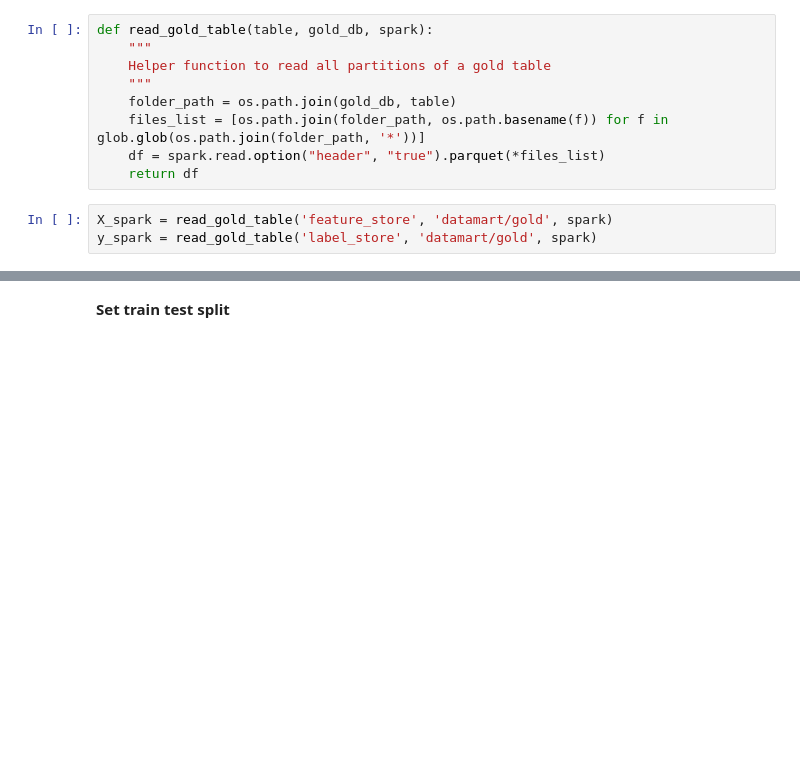
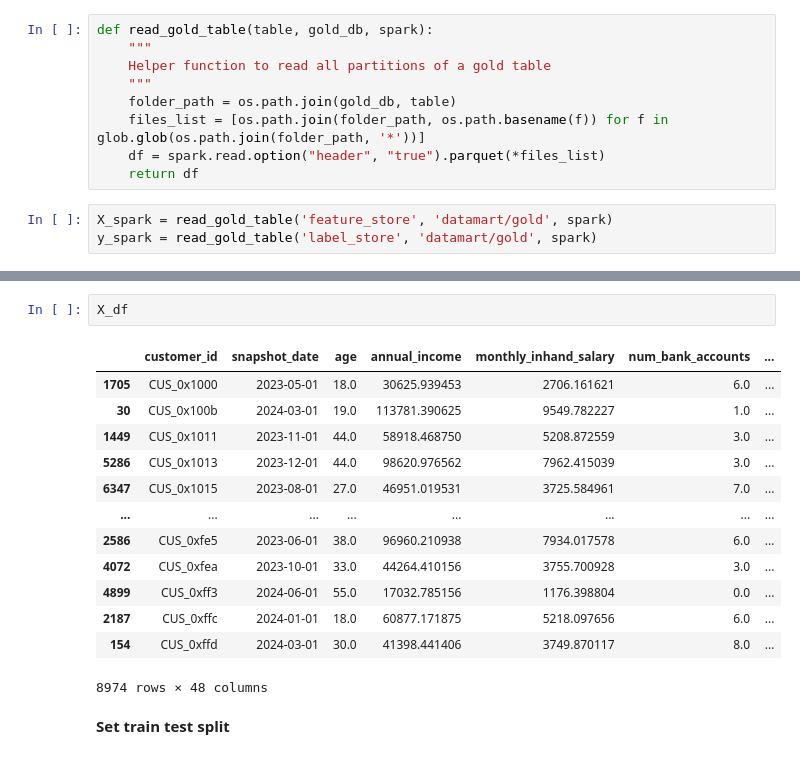
Before and after one commit to Jenpoer/creditkarma, a Jupyter notebook: model_training.ipynb, the cells around one changed output, grey strips where cells are left out. Saved outputs shown, nothing was run; the diff lists cells and outputs as text; blank space fills up the shorter version.

```diff
--- a/model_training.ipynb
+++ b/model_training.ipynb
@@ -59,3 +60,19 @@ y_df = y_spark.toPandas().sort_values(by='customer_id')
+# %%
+X_df
+# %% [output]
+|  | customer_id | snapshot_date | age | annual_income | monthly_inhand_salary | num_bank_accounts | ... |
+| 1705 | CUS_0x1000 | 2023-05-01 | 18.0 | 30625.939453 | 2706.161621 | 6.0 | ... |
+| 30 | CUS_0x100b | 2024-03-01 | 19.0 | 113781.390625 | 9549.782227 | 1.0 | ... |
+| 1449 | CUS_0x1011 | 2023-11-01 | 44.0 | 58918.468750 | 5208.872559 | 3.0 | ... |
+| 5286 | CUS_0x1013 | 2023-12-01 | 44.0 | 98620.976562 | 7962.415039 | 3.0 | ... |
+| 6347 | CUS_0x1015 | 2023-08-01 | 27.0 | 46951.019531 | 3725.584961 | 7.0 | ... |
+| ... | ... | ... | ... | ... | ... | ... | ... |
+| 2586 | CUS_0xfe5 | 2023-06-01 | 38.0 | 96960.210938 | 7934.017578 | 6.0 | ... |
+| 4072 | CUS_0xfea | 2023-10-01 | 33.0 | 44264.410156 | 3755.700928 | 3.0 | ... |
+| 4899 | CUS_0xff3 | 2024-06-01 | 55.0 | 17032.785156 | 1176.398804 | 0.0 | ... |
+| 2187 | CUS_0xffc | 2024-01-01 | 18.0 | 60877.171875 | 5218.097656 | 6.0 | ... |
+| 154 | CUS_0xffd | 2024-03-01 | 30.0 | 41398.441406 | 3749.870117 | 8.0 | ... |
+8974 rows × 48 columns
 # %% [markdown]
 **Set train test split**
 # %%
```
Also changed, not shown: parts of 11 cells of this notebook, 12 other files.
